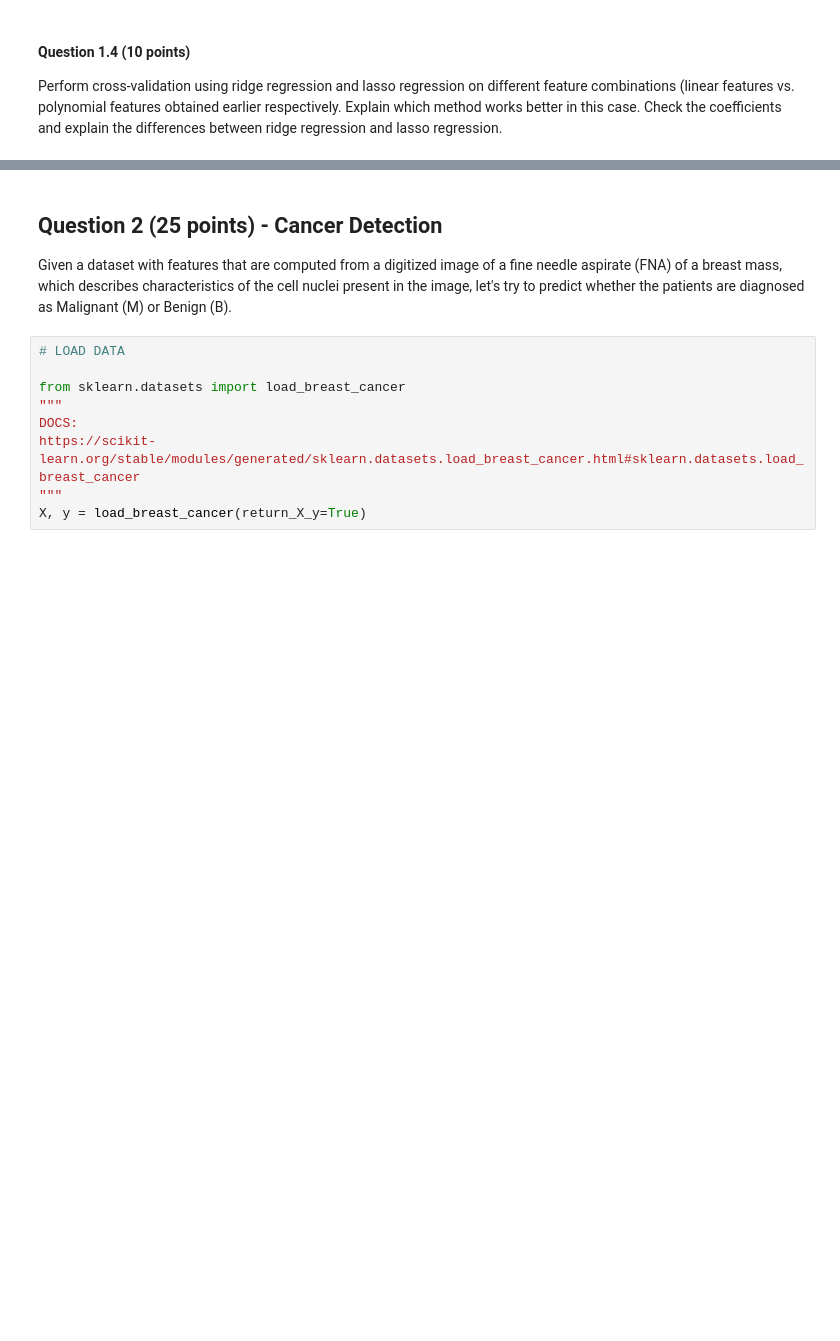
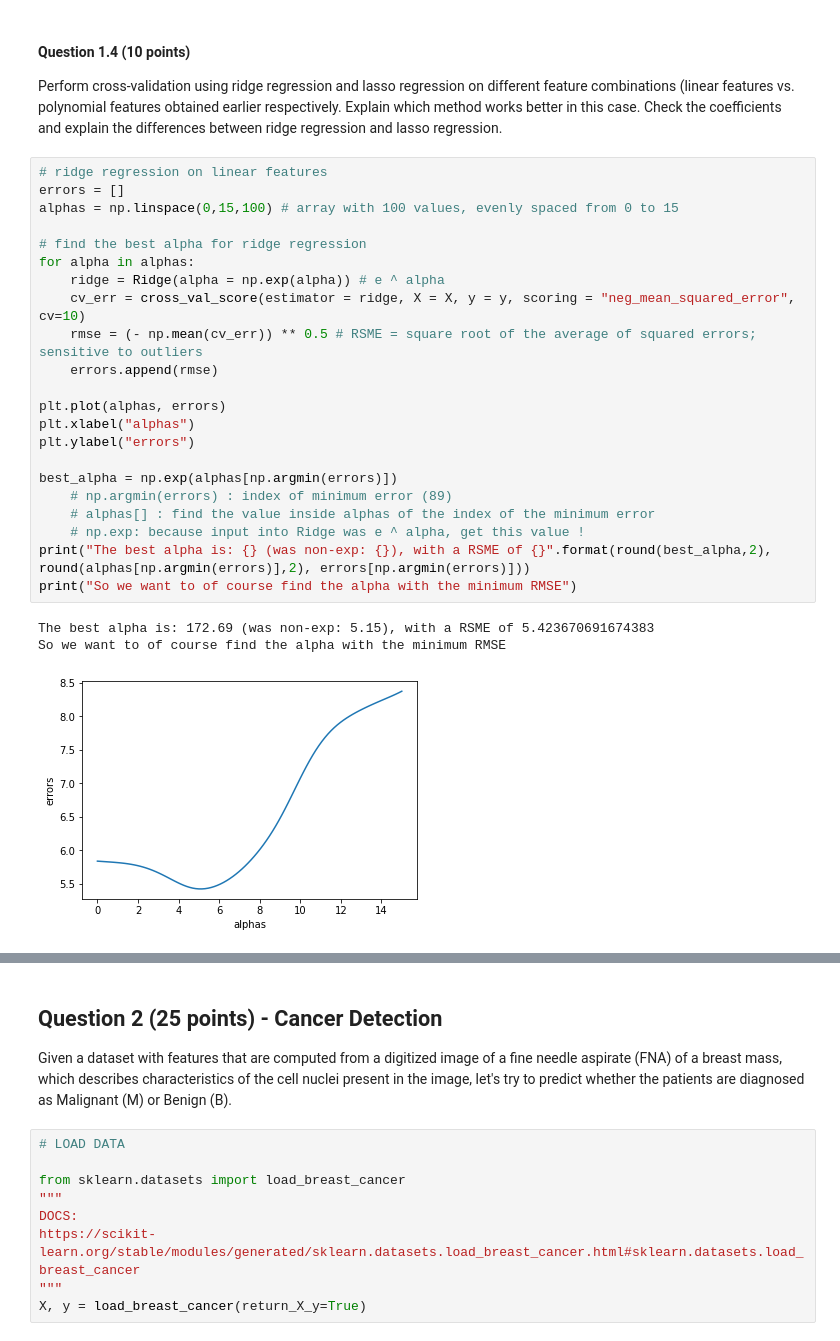
Before and after one commit to calculator3000/ml-assignment-1, a Jupyter notebook: 2487_2223_Assignment1.ipynb, the cells around one changed output, grey strips where cells are left out. Cells and saved outputs as stored; diff of their text form; blank space fills up the shorter version.

```diff
--- a/2487_2223_Assignment1.ipynb
+++ b/2487_2223_Assignment1.ipynb
@@ -91,3 +158,29 @@ Hint: you may use sklearn.preprocessing.PolynomialFeatures and check how it prod
 #### Question 1.4 (10 points)
 
 Perform cross-validation using ridge regression and lasso regression on different feature combinations (linear features vs. polynomial features obtained earlier respectively. Explain which method works better in this case. Check the coefficients and explain the differences between ridge regression and lasso regression.
+# %%
+# ridge regression on linear features
+errors = []
+alphas = np.linspace(0,15,100) # array with 100 values, evenly spaced from 0 to 15
+
+# find the best alpha for ridge regression
+for alpha in alphas:
+    ridge = Ridge(alpha = np.exp(alpha)) # e ^ alpha
+    cv_err = cross_val_score(estimator = ridge, X = X, y = y, scoring = "neg_mean_squared_error", cv=10)
+    rmse = (- np.mean(cv_err)) ** 0.5 # RSME = square root of the average of squared errors; sensitive to outliers
+    errors.append(rmse)
+
+plt.plot(alphas, errors)
+plt.xlabel("alphas")
+plt.ylabel("errors")
+
+best_alpha = np.exp(alphas[np.argmin(errors)])
+    # np.argmin(errors) : index of minimum error (89)
+    # alphas[] : find the value inside alphas of the index of the minimum error
+    # np.exp: because input into Ridge was e ^ alpha, get this value !
+print("The best alpha is: {} (was non-exp: {}), with a RSME of {}".format(round(best_alpha,2), round(alphas[np.argmin(errors)],2), errors[np.argmin(errors)]))
+print("So we want to of course find the alpha with the minimum RMSE")
+# %% [output]
+The best alpha is: 172.69 (was non-exp: 5.15), with a RSME of 5.423670691674383
+So we want to of course find the alpha with the minimum RMSE
+[figure, added]
```
Also changed, not shown: parts of 14 cells of this notebook.
